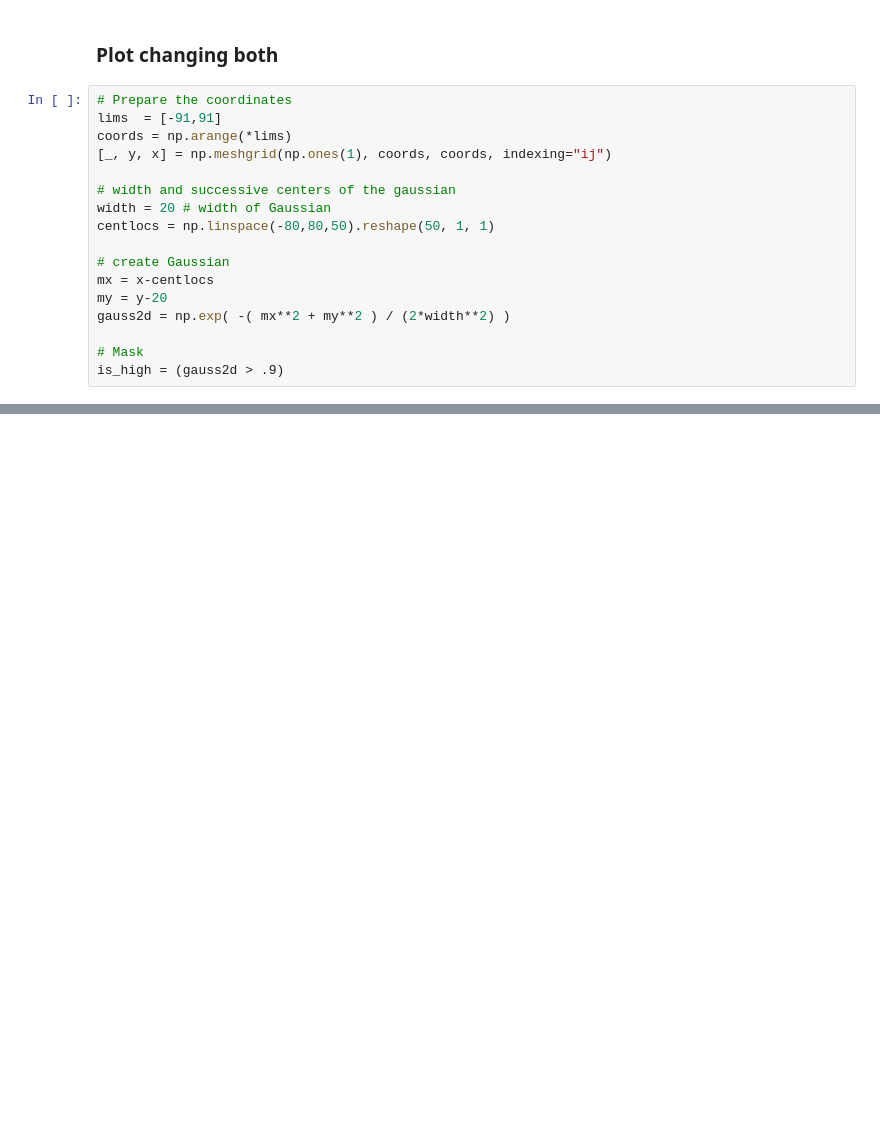
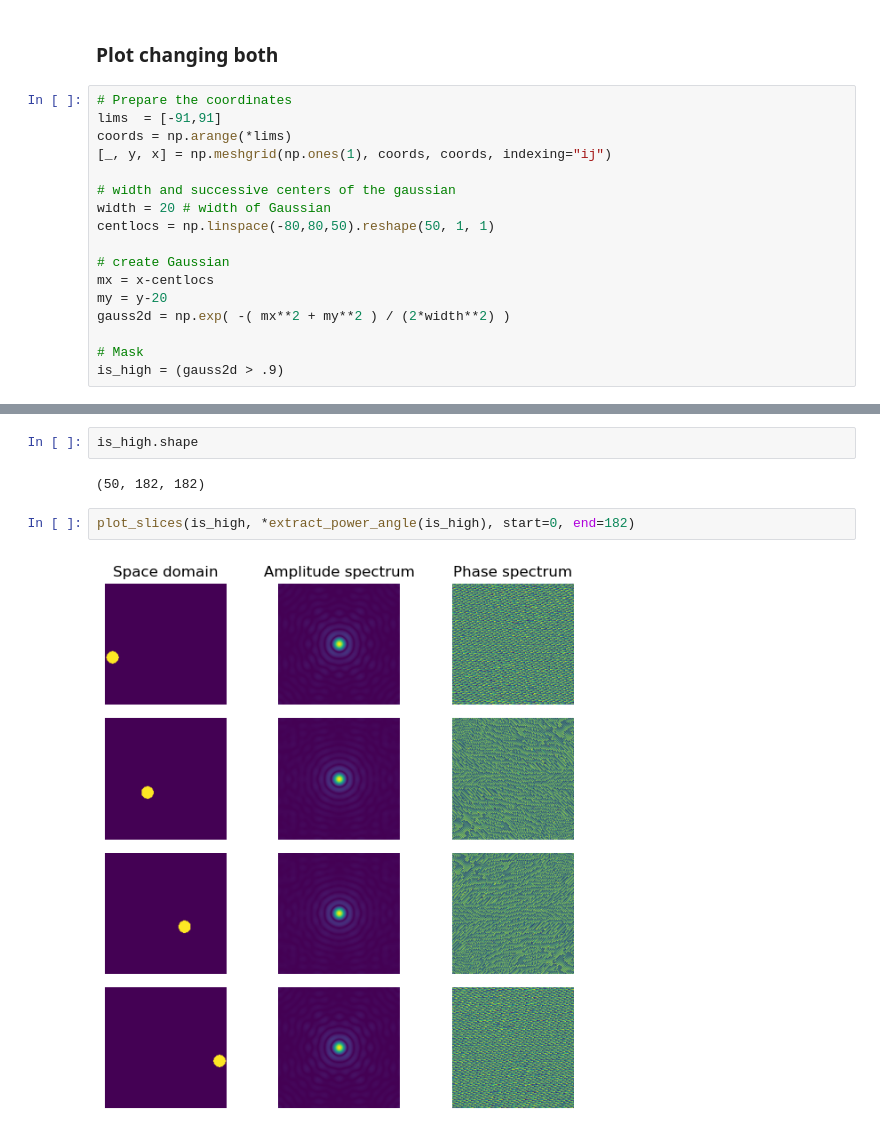
Before and after one commit to borlafgis/MXC_FourierApps, a Jupyter notebook: FourierMXC_08_2D/Fourier_2D.ipynb, the cells around one changed output, grey strips where cells are left out. Saved outputs shown, nothing was run; the diff lists cells and outputs as text; blank space fills up the shorter version.

```diff
--- a/FourierMXC_08_2D/Fourier_2D.ipynb
+++ b/FourierMXC_08_2D/Fourier_2D.ipynb
@@ -139,2 +195,10 @@ plot_cube(is_high, *extract_power_angle(is_high))
 # %% [output]
 [figure]
+# %%
+is_high.shape
+# %% [output]
+(50, 182, 182)
+# %%
+plot_slices(is_high, *extract_power_angle(is_high), start=0, end=182)
+# %% [output]
+[figure, added]
```
Also changed, not shown: parts of 9 cells of this notebook.
